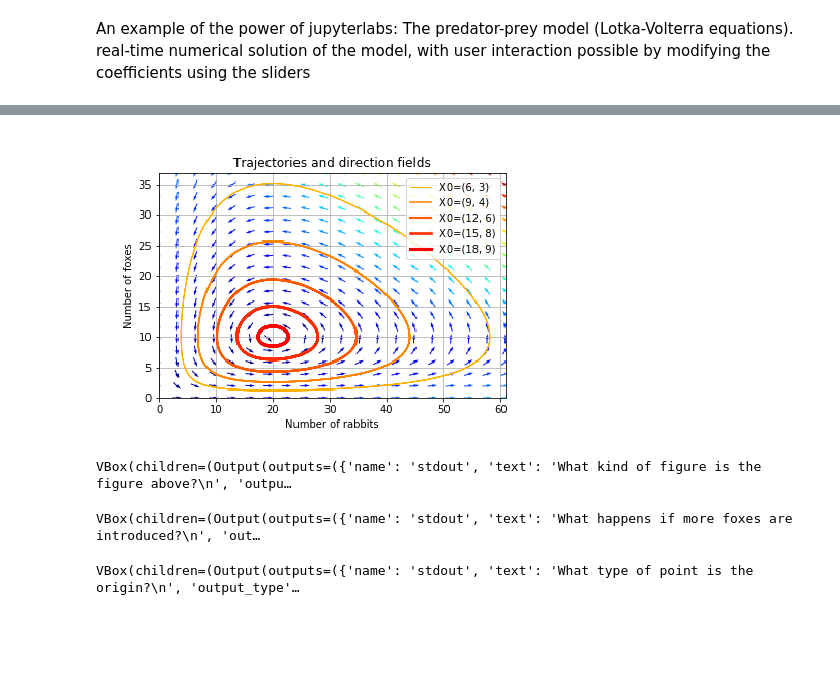
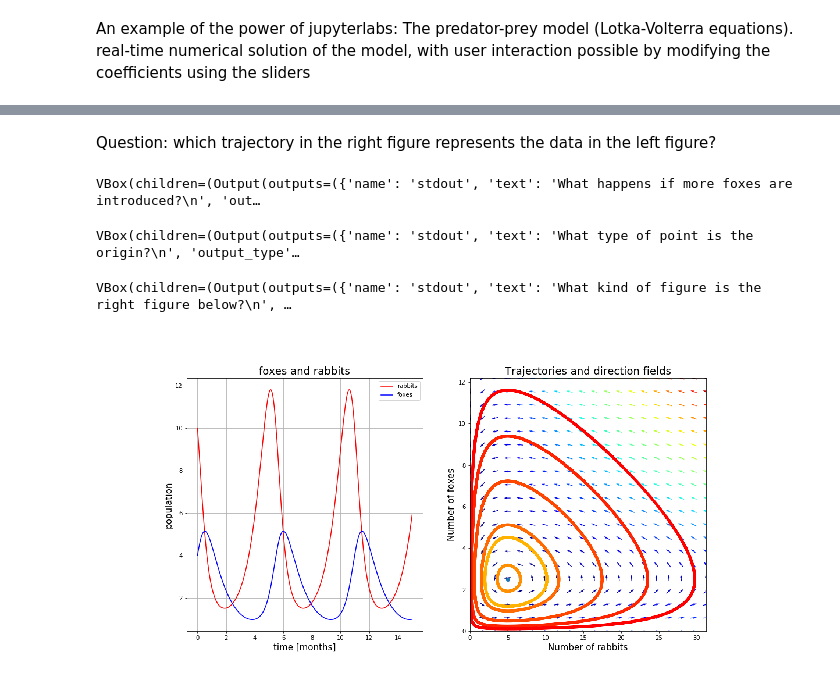
Before and after one commit to bigfooted/covid19-seir, a Jupyter notebook: presentation_BAC.ipynb, the cells around one changed output, grey strips where cells are left out. Drawn from its saved outputs; the diff is of its cells as text; code cells hidden in the pictures; blank space fills up the shorter version.

```diff
--- a/presentation_BAC.ipynb
+++ b/presentation_BAC.ipynb
@@ -256,2 +295,4 @@ p.show()
+# %% [markdown]
+Question: which trajectory in the right figure represents the data in the left figure?
 # %%
 from IPython.display import clear_output
@@ -292,21 +333,21 @@ def create_multipleChoice_widget(description, options, correct_answer):
     return widgets.VBox([description_out, alternativ, check, feedback_out])
 # %%
-Q1 = create_multipleChoice_widget('What kind of figure is the figure above?',['A phase portrait','A Poincare map','A time series plot'],'A phase portrait')
+Q1 = create_multipleChoice_widget('What kind of figure is the right figure below?',['A phase portrait','A Poincaré map','A time series plot'],'A phase portrait')
 Q2 = create_multipleChoice_widget('What happens if more foxes are introduced?',['Rabbits and foxes go extinct','Occasional rabbit plagues','The foxes all starve'],'Occasional rabbit plagues')
-#Q2 = create_multipleChoice_widget('What happens if more foxes are introduced?',['Rabbits and foxes go extinct','Rabbit plagues ','Foxes will die'],'Rabbit plagues')
 Q3 = create_multipleChoice_widget('What type of point is the origin?',['A limit cycle','A saddle point','An equilibrium point'],'A saddle point')
 # %%
-fig, ax = plt.subplots(figsize=(8,8))
-img = mpimg.imread('rabbits_and_foxes_2.png')
-imgplot = ax.imshow(img)
+fig, ax = plt.subplots(figsize=(12,12))
+img = mpimg.imread('rabbits_and_foxes_quiz.png')
+ax.imshow(img)
+
 Q=ax.axis('off')
+
+display(Q2)
+display(Q3)
+display(Q1)
+#display(VBox([Q1,Q2,Q3]))
 # %% [output]
+VBox(children=(Output(outputs=({'name': 'stdout', 'text': 'What happens if more foxes are introduced?\n', 'out…
+VBox(children=(Output(outputs=({'name': 'stdout', 'text': 'What type of point is the origin?\n', 'output_type'…
+VBox(children=(Output(outputs=({'name': 'stdout', 'text': 'What kind of figure is the right figure below?\n', …
-[figure, old version]
+[figure, new version]
-# %%
-display(Q1)
-display(Q2)
-display(Q3)
-# %% [output]
-VBox(children=(Output(outputs=({'name': 'stdout', 'text': 'What kind of figure is the figure above?\n', 'outpu…
-VBox(children=(Output(outputs=({'name': 'stdout', 'text': 'What happens if more foxes are introduced?\n', 'out…
-VBox(children=(Output(outputs=({'name': 'stdout', 'text': 'What type of point is the origin?\n', 'output_type'…
```
Also changed, not shown: parts of 24 cells of this notebook, 11 other files.
